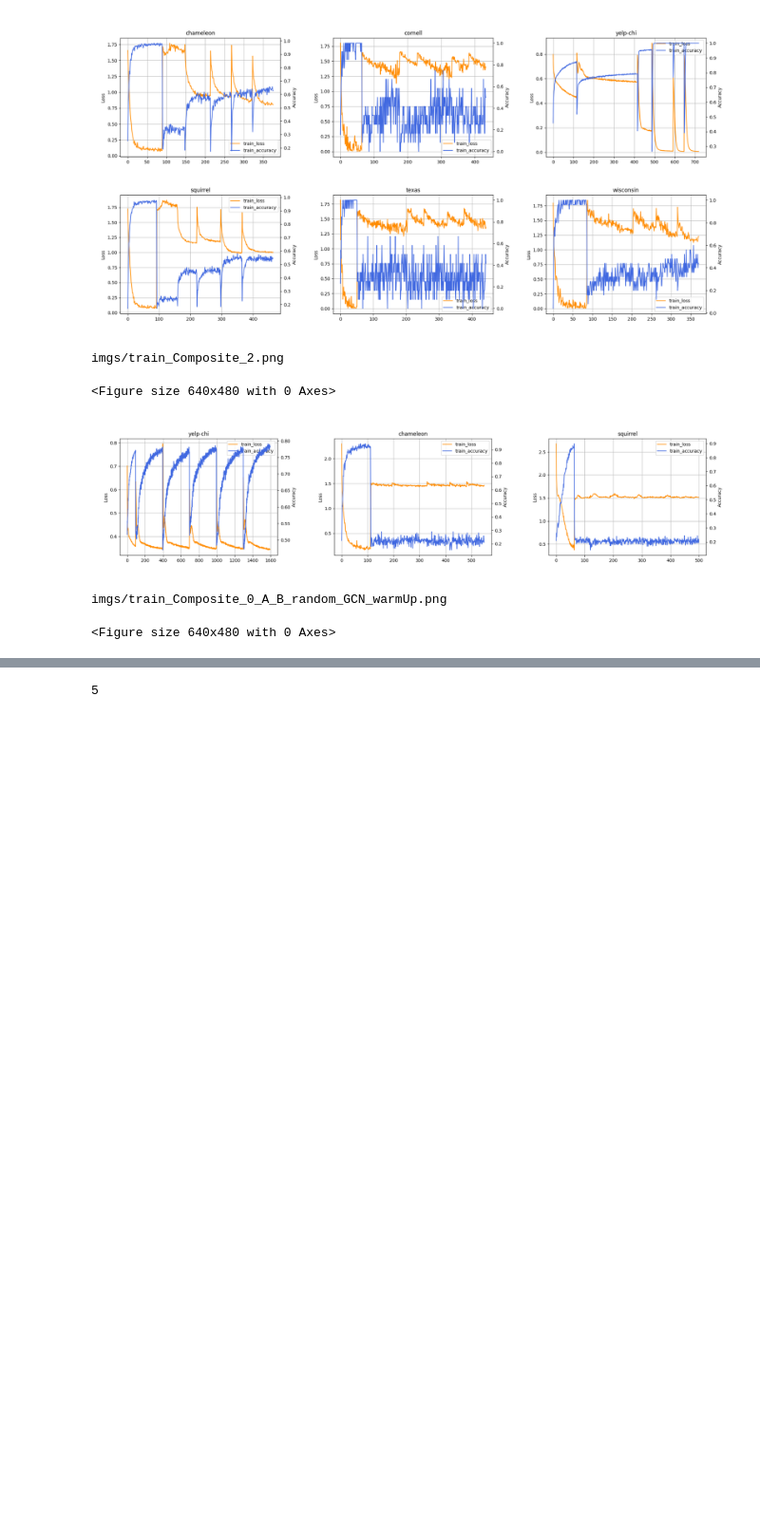
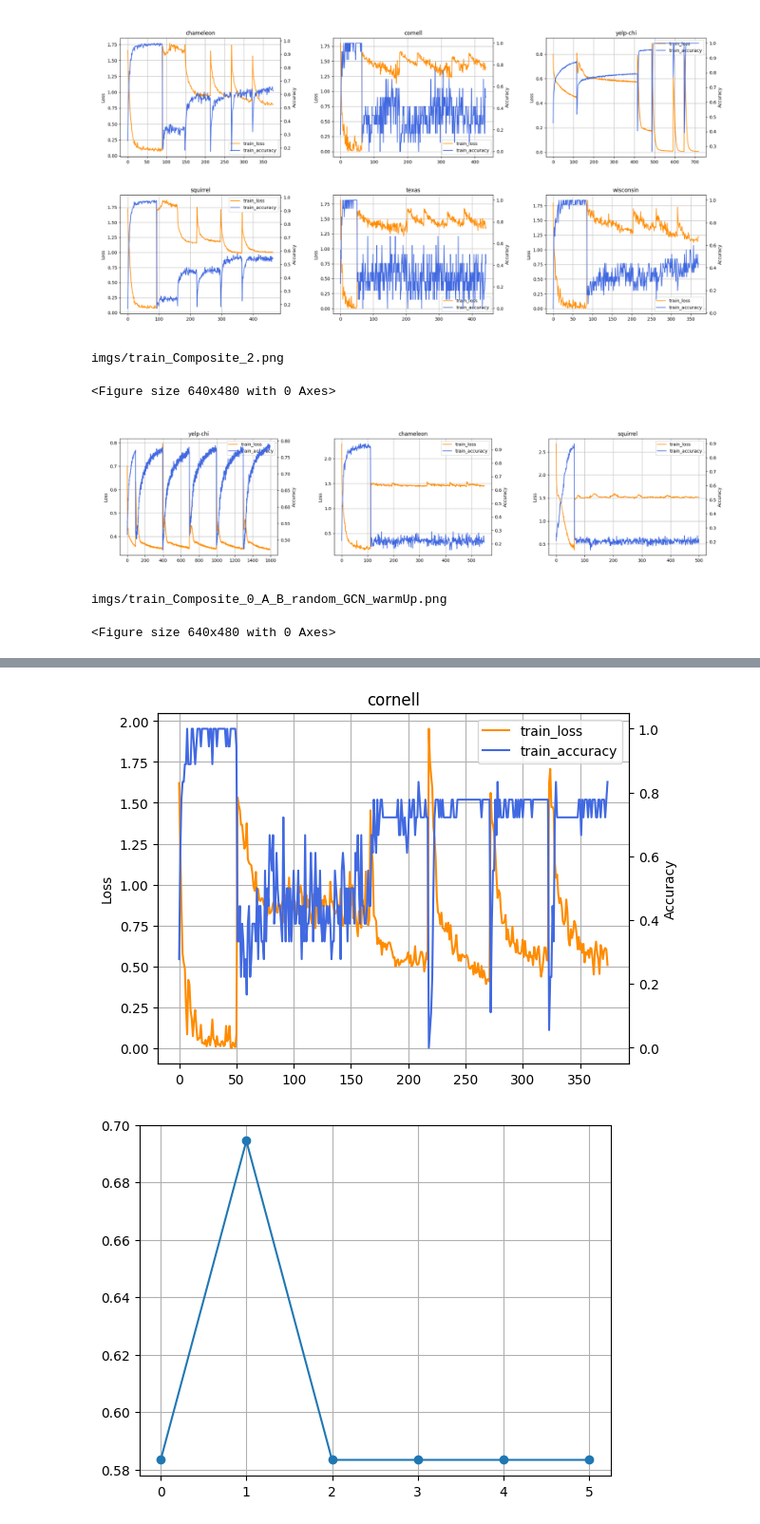
Before and after one commit to Fuyao233/Graph_pseudo_labeling, a Jupyter notebook: data_visualization_2.ipynb, the cells around one changed output, grey strips where cells are left out. Shown at 95% size. Drawn from its saved outputs; the diff is of its cells as text; code cells hidden in the pictures; blank space fills up the shorter version.

```diff
--- a/data_visualization_2.ipynb
+++ b/data_visualization_2.ipynb
@@ -323,54 +323,41 @@ import numpy as np
 from utils import cal_change_ratio
 import matplotlib.pyplot as plt
 import os
 import matplotlib.image as mpimg
 
-datasets = ['yelp-chi', 'chameleon', 'squirrel']
+# datasets = ['yelp-chi', 'chameleon', 'squirrel']
+datasets = ['cornell']
 
 # tail = '0_A_B_random_mlp_warmUp'
-tail = '0_A_B_random_GCN_warmUp'
+tail = '0_A_B_random_hard'
 
 for dataset_name in datasets:
     train_loss_list = np.load(f'utils_data/ourModel_{dataset_name}_{tail}/loss.npy')[:,0]
+    multilayer_loss_list = np.load(f'utils_data/ourModel_{dataset_name}_{tail}/muti_layer_loss_list.npy', allow_pickle=True)
     train_accuracy_list = np.load(f'utils_data/ourModel_{dataset_name}_{tail}/metric.npy')
+    iteration_metric = np.load(f'utils_data/ourModel_{dataset_name}_{tail}/best_val_metric_list.npy')
+
 
     fig = plt.figure()
     ax = fig.add_subplot(111)
     ax.set_ylabel('Loss')
     lns1 = ax.plot(train_loss_list, label='train_loss', color='darkorange')
 
     ax2 = ax.twinx()
     lns2 = ax2.plot(train_accuracy_list, label='train_accuracy', color='royalblue')
     ax2.set_ylabel('Accuracy')
 
     lns = lns1 + lns2
     labs = [l.get_label() for l in lns]
     ax.legend(lns, labs, loc=0)
     ax.set_title(dataset_name)
 
     ax.grid()
 
-    plt.savefig(f'imgs/train_{dataset_name}_{tail}.png')
-    plt.close()
+    plt.show()
 
-
-image_list = [f'train_{dataset}_{tail}.png' for dataset in datasets]
-
-img_sample = plt.imread(os.path.join('imgs', image_list[0]))
-(max_height, max_width, _) = img_sample.shape
-
-images = [mpimg.imread(os.path.join('imgs', path)) for path in image_list]
-plt.figure(figsize=(max_width * 3 / 100, max_height / 100))
-
-for i, image in enumerate(images):
-    plt.subplot(1, 3, i+1)
-    plt.imshow(image)
-    plt.axis('off')
-
-plt.tight_layout()
-
-plt.show()
-plt.savefig(f'imgs/train_Composite_{tail}.png')
-print(f'imgs/train_Composite_{tail}.png')
+    plt.plot(np.arange(len(iteration_metric)), iteration_metric, '-o')
+    plt.grid()
 # %% [output]
-5
+[figure, added]
+[figure, added]
```
Also changed, not shown: parts of 2 cells of this notebook, 3 other files.
